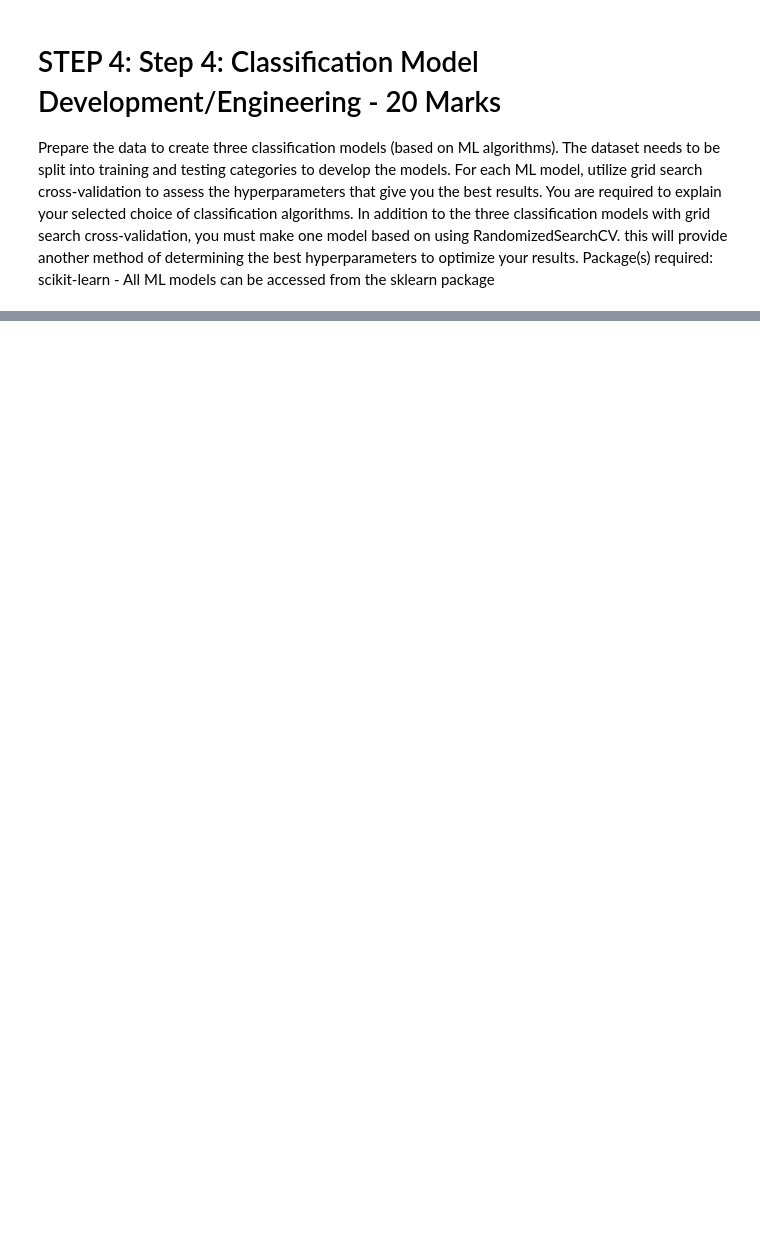
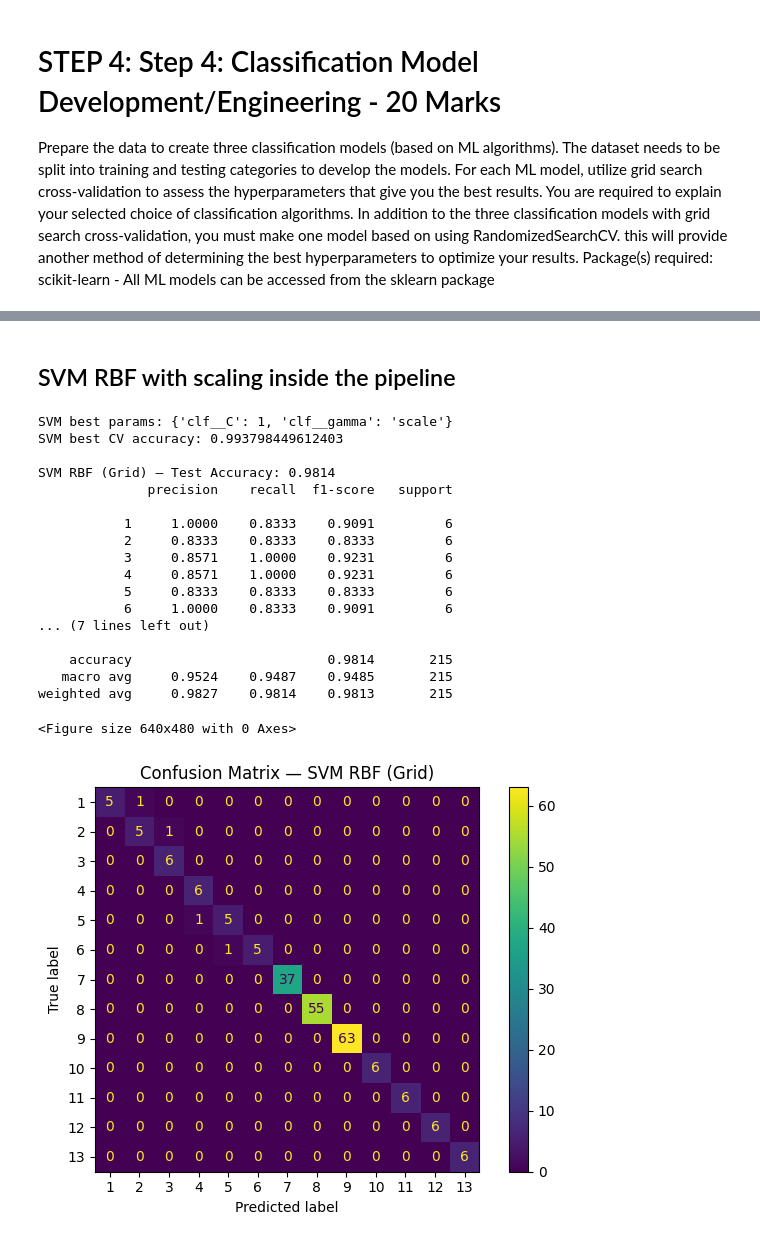
Before and after one commit to babak-tafreshi/AER850_Project1, a Jupyter notebook: AER850_Project1.ipynb, the cells around one changed output, grey strips where cells are left out. Saved outputs shown, nothing was run; the diff lists cells and outputs as text; code cells hidden in the pictures; blank space fills up the shorter version.

```diff
--- a/AER850_Project1.ipynb
+++ b/AER850_Project1.ipynb
@@ -295,0 +352,37 @@ Checking the repo
+# %% [markdown]
+## SVM RBF with scaling inside the pipeline
+# %%
+pipe_svm = Pipeline([
+    ('scaler', StandardScaler()),
+    ('clf', SVC(kernel='rbf', decision_function_shape='ovr', random_state=RANDOM_STATE))
+])
+
+grid_svm = {
+    'clf__C': [0.3, 1, 3, 10, 30],
+    'clf__gamma': ['scale', 0.3, 0.1, 0.03, 0.01]
+}
+
+name_svm, best_svm, cv_svm, params_svm = fit_search("SVM RBF (Grid)", pipe_svm, grid_svm, search='grid')
+print("SVM best params:", params_svm)
+print("SVM best CV accuracy:", cv_svm)
+acc_svm = evaluate(name_svm, best_svm)
+# %% [output]
+SVM best params: {'clf__C': 1, 'clf__gamma': 'scale'}
+SVM best CV accuracy: 0.993798449612403
+
+SVM RBF (Grid) — Test Accuracy: 0.9814
+              precision    recall  f1-score   support
+
+           1     1.0000    0.8333    0.9091         6
+           2     0.8333    0.8333    0.8333         6
+           3     0.8571    1.0000    0.9231         6
+           4     0.8571    1.0000    0.9231         6
+           5     0.8333    0.8333    0.8333         6
+           6     1.0000    0.8333    0.9091         6
+... (7 lines left out)
+
+    accuracy                         0.9814       215
+   macro avg     0.9524    0.9487    0.9485       215
+weighted avg     0.9827    0.9814    0.9813       215
+<Figure size 640x480 with 0 Axes>
+[figure, added]
```
Also changed, not shown: parts of 18 cells of this notebook.
